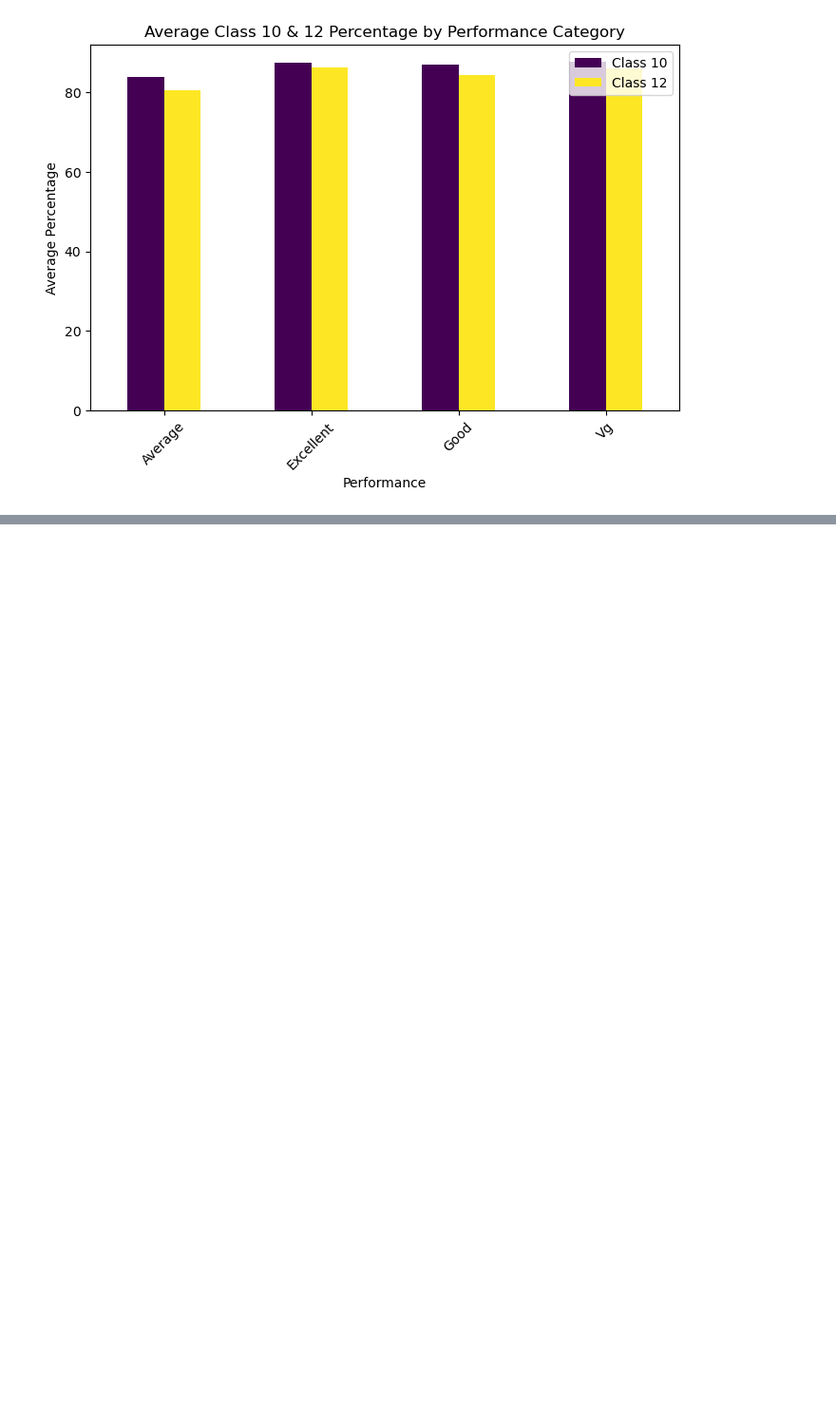
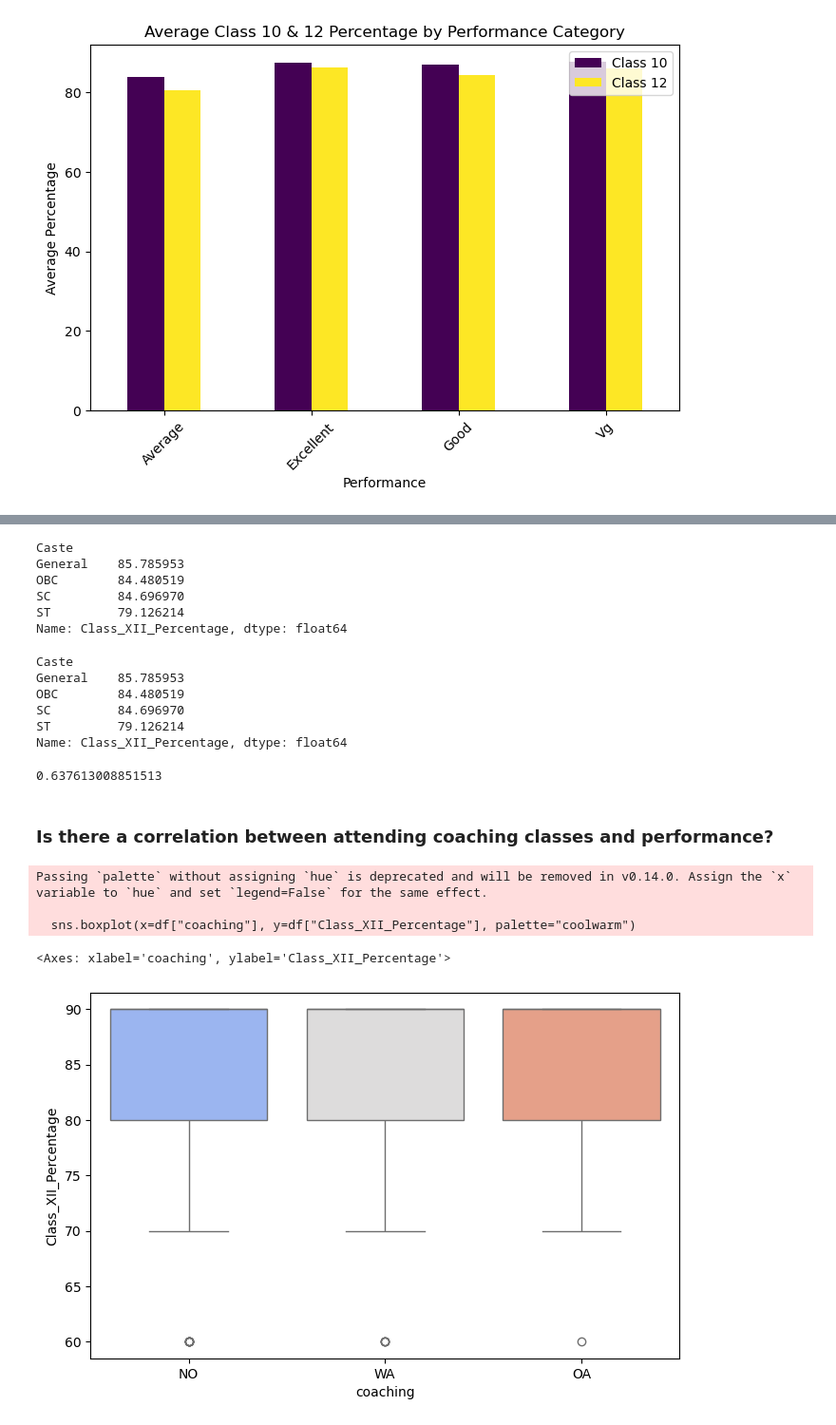
Before and after one commit to Adedugbeme/examination-repository, a Jupyter notebook: examination.ipynb, the cells around one changed output, grey strips where cells are left out. Shown: that part at 95% size. Drawn from its saved outputs; the diff is of its cells as text; code cells hidden in the pictures; blank space fills up the shorter version.

```diff
--- a/examination.ipynb
+++ b/examination.ipynb
@@ -227,0 +280,37 @@ plot_avg_bar_chart('Performance', 'Average Class 10 & 12 Percentage by Performan
+# %%
+caste_performance = df.groupby("Caste")["Class_XII_Percentage"].mean()
+caste_performance
+# %% [output]
+Caste
+General    85.785953
+OBC        84.480519
+SC         84.696970
+ST         79.126214
+Name: Class_XII_Percentage, dtype: float64
+# %%
+caste_performance = df.groupby("Caste")["Class_XII_Percentage"].mean()
+caste_performance
+# %% [output]
+Caste
+General    85.785953
+OBC        84.480519
+SC         84.696970
+ST         79.126214
+Name: Class_XII_Percentage, dtype: float64
+# %%
+correlation = df["Class_X_Percentage"].corr(df["Class_XII_Percentage"])
+correlation
+# %% [output]
+0.637613008851513
+# %% [markdown]
+### Is there a correlation between attending coaching classes and performance?
+# %%
+# Create a boxplot to visualize coaching vs performance
+plt.figure(figsize=(8, 5))
+sns.boxplot(x=df["coaching"], y=df["Class_XII_Percentage"], palette="coolwarm")
+# %% [output]
+Passing `palette` without assigning `hue` is deprecated and will be removed in v0.14.0. Assign the `x` variable to `hue` and set `legend=False` for the same effect.
+
+  sns.boxplot(x=df["coaching"], y=df["Class_XII_Percentage"], palette="coolwarm")
+<Axes: xlabel='coaching', ylabel='Class_XII_Percentage'>
+[figure, added]
```
Also changed, not shown: parts of 5 cells of this notebook.
